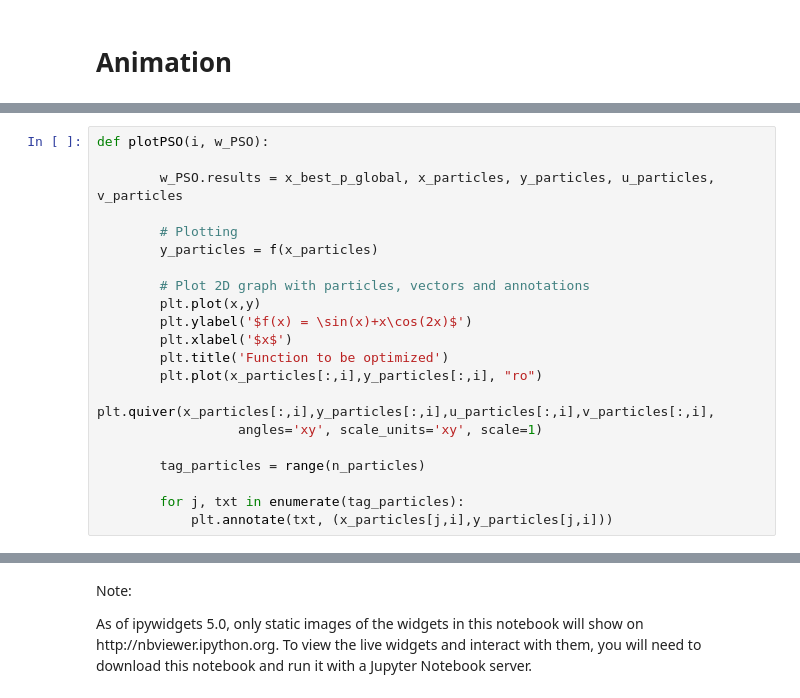
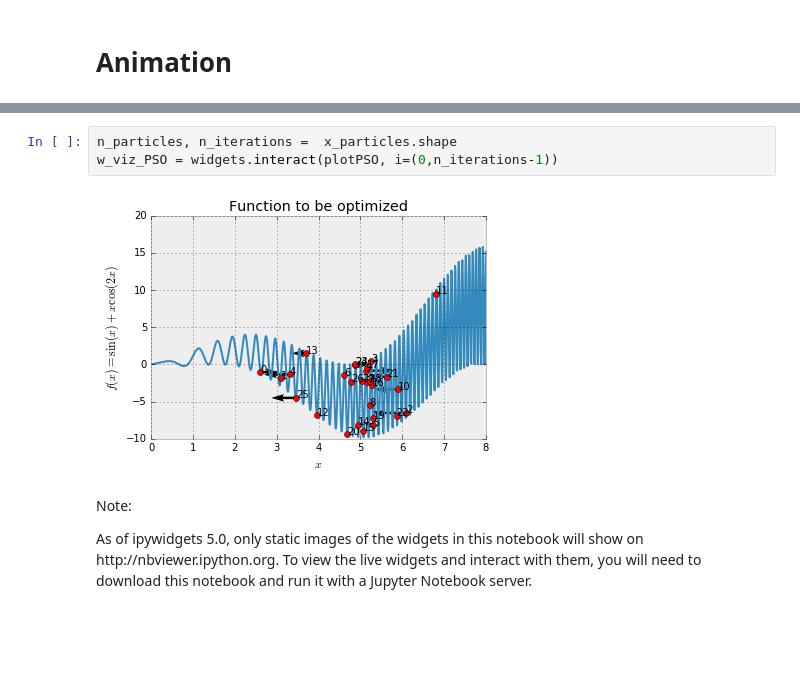
Before and after one commit to CAChemE/stochastic-optimization, a Jupyter notebook: PSO/1D/Python-algorithm-viz.ipynb, the cells around one changed output, grey strips where cells are left out. Cells and saved outputs as stored; diff of their text form; blank space fills up the shorter version.

Commit message:
interactive viz with PSO parameters
First version

```diff
--- a/PSO/1D/Python-algorithm-viz.ipynb
+++ b/PSO/1D/Python-algorithm-viz.ipynb
@@ -136,21 +169,0 @@ print(w_PSO.kwargs)
-# %%
-def plotPSO(i, w_PSO):
-
-        w_PSO.results = x_best_p_global, x_particles, y_particles, u_particles, v_particles
-
-        # Plotting
-        y_particles = f(x_particles)
-
-        # Plot 2D graph with particles, vectors and annotations
-        plt.plot(x,y)
-        plt.ylabel('$f(x) = \sin(x)+x\cos(2x)$')
-        plt.xlabel('$x$')
-        plt.title('Function to be optimized')
-        plt.plot(x_particles[:,i],y_particles[:,i], "ro")
-        plt.quiver(x_particles[:,i],y_particles[:,i],u_particles[:,i],v_particles[:,i],
-                  angles='xy', scale_units='xy', scale=1)
-
-        tag_particles = range(n_particles)
-
-        for j, txt in enumerate(tag_particles):
-            plt.annotate(txt, (x_particles[j,i],y_particles[j,i]))
@@ -161,3 +170,8 @@ SyntaxError: positional argument follows keyword argument (<ipython-input-5-45d6
+# %%
+n_particles, n_iterations =  x_particles.shape
+w_viz_PSO = widgets.interact(plotPSO, i=(0,n_iterations-1))
+# %% [output]
+[figure, added]
 # %% [markdown]
 Note:
 <div class=\"alert alert-success\">
```
Also changed, not shown: parts of 9 cells of this notebook.
